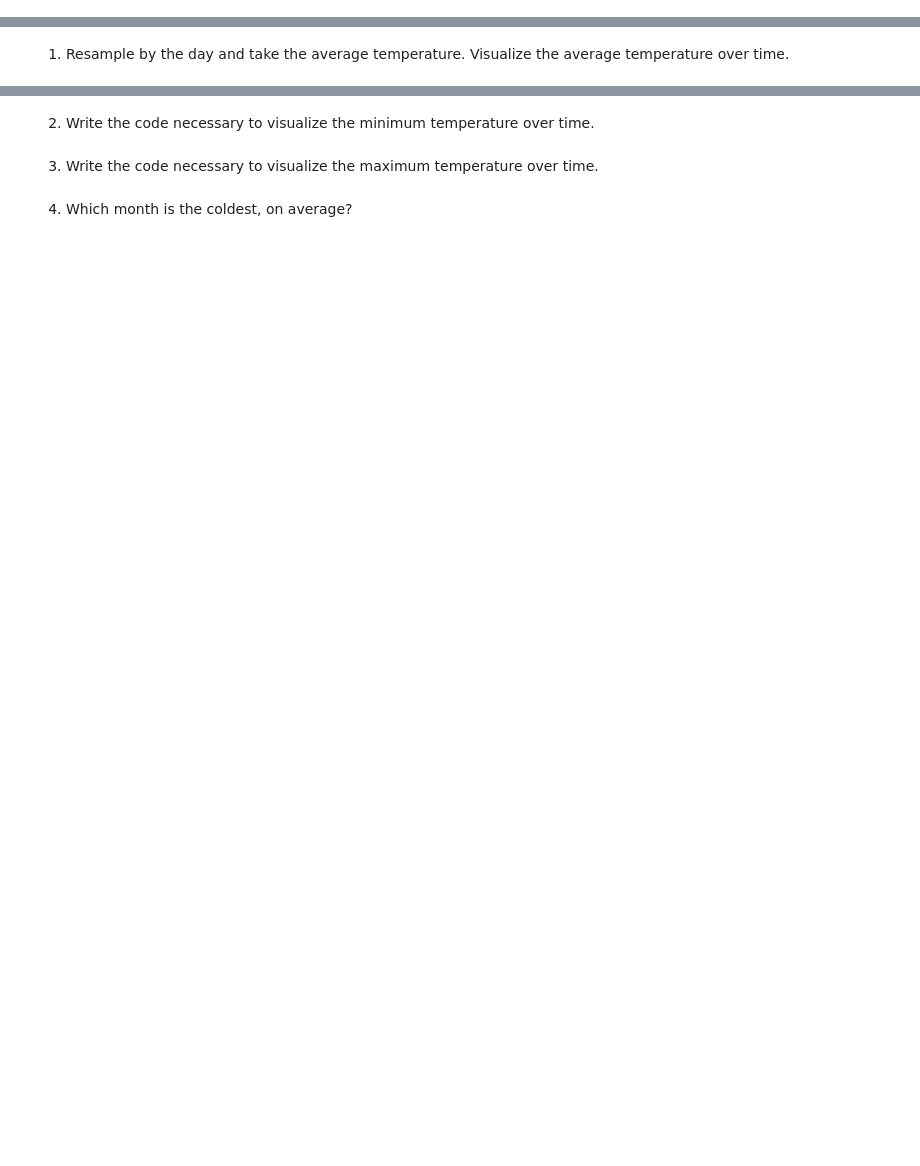
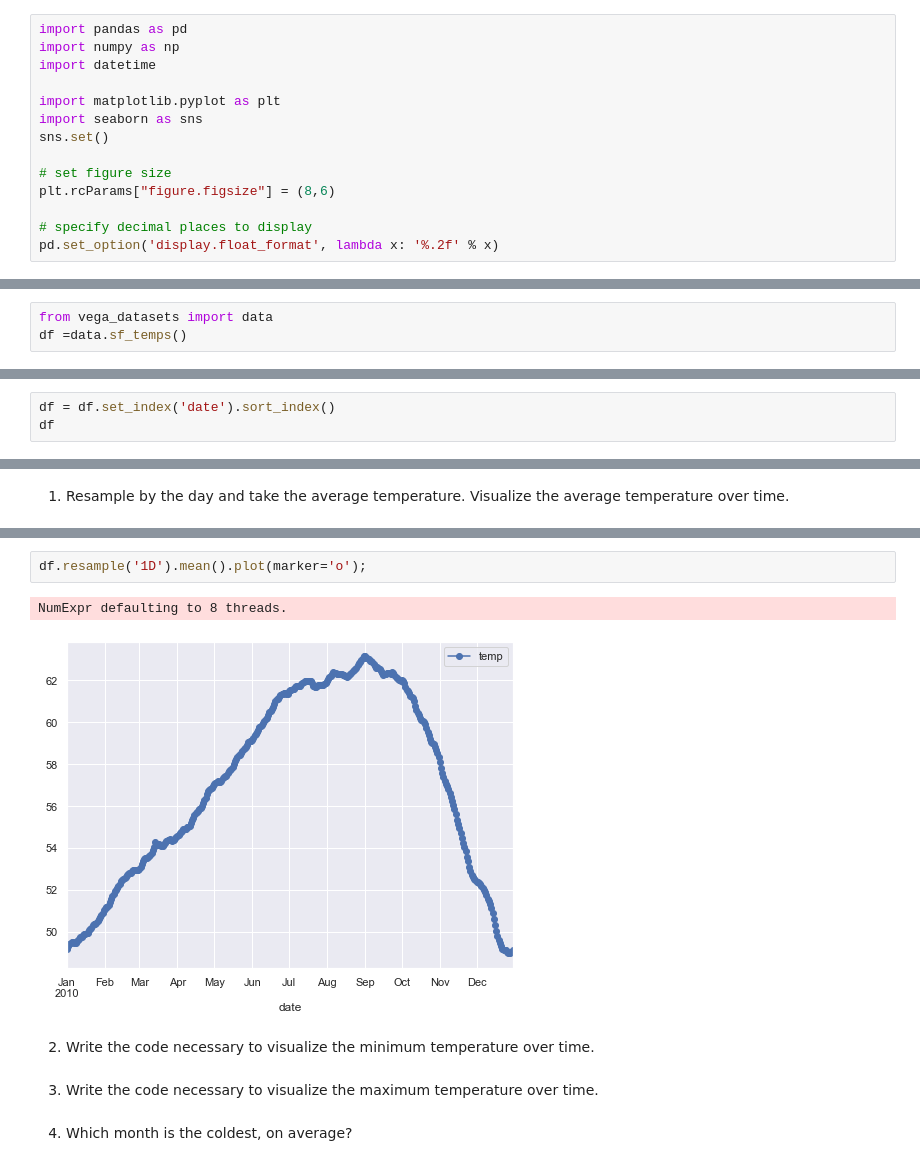
Before and after one commit to Jared-Godar/time-series-exercises, a Jupyter notebook: time_series_exercises.ipynb, the cells around one changed output, grey strips where cells are left out. Saved outputs shown, nothing was run; the diff lists cells and outputs as text; blank space fills up the shorter version.

```diff
--- a/time_series_exercises.ipynb
+++ b/time_series_exercises.ipynb
@@ -22,0 +29,14 @@ to some more datasets:</p>
+# %%
+import pandas as pd
+import numpy as np
+import datetime
+
+import matplotlib.pyplot as plt
+import seaborn as sns
+sns.set()
+
+# set figure size
+plt.rcParams["figure.figsize"] = (8,6)
+
+# specify decimal places to display
+pd.set_option('display.float_format', lambda x: '%.2f' % x)
@@ -22,0 +47,3 @@ to some more datasets:</p>
+# %%
+from vega_datasets import data
+df =data.sf_temps()
@@ -22,0 +66,3 @@ to some more datasets:</p>
+# %%
+df = df.set_index('date').sort_index()
+df
@@ -26,3 +104,8 @@ to some more datasets:</p>
+# %%
+df.resample('1D').mean().plot(marker='o');
+# %% [output]
+NumExpr defaulting to 8 threads.
+[figure, added]
 # %% [markdown]
 2. Write the code necessary to visualize the minimum temperature over time.
 # %% [markdown]
```
Also changed, not shown: parts of 22 cells of this notebook.
